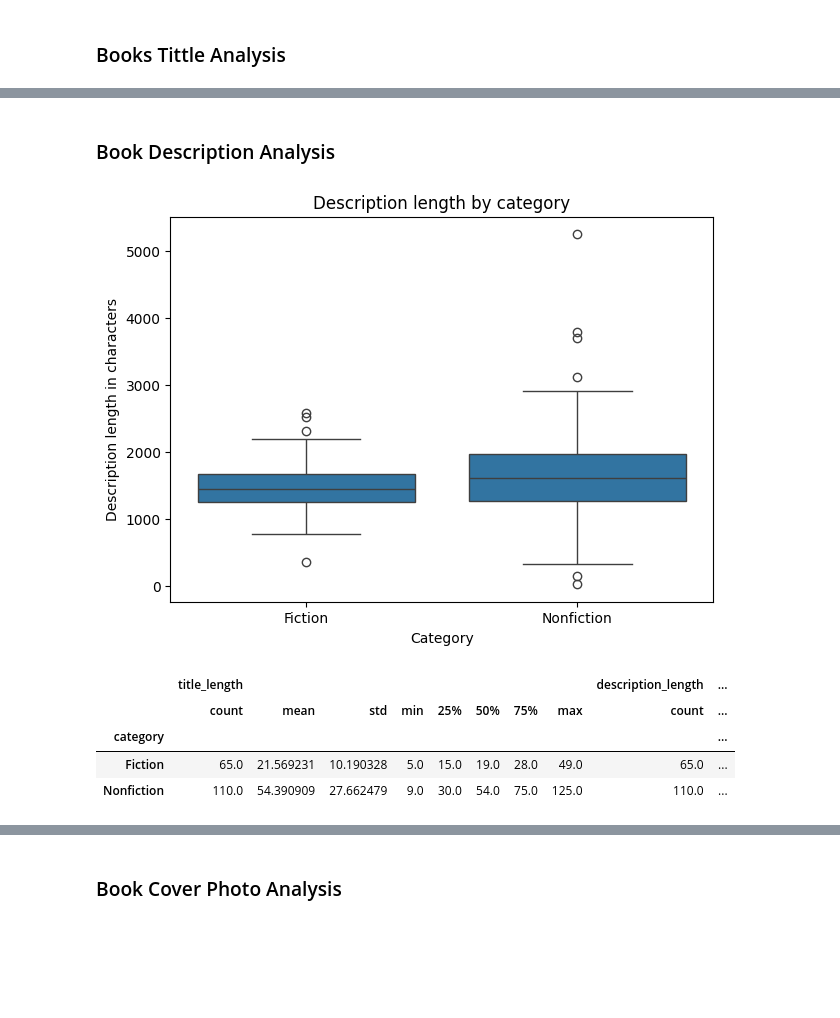
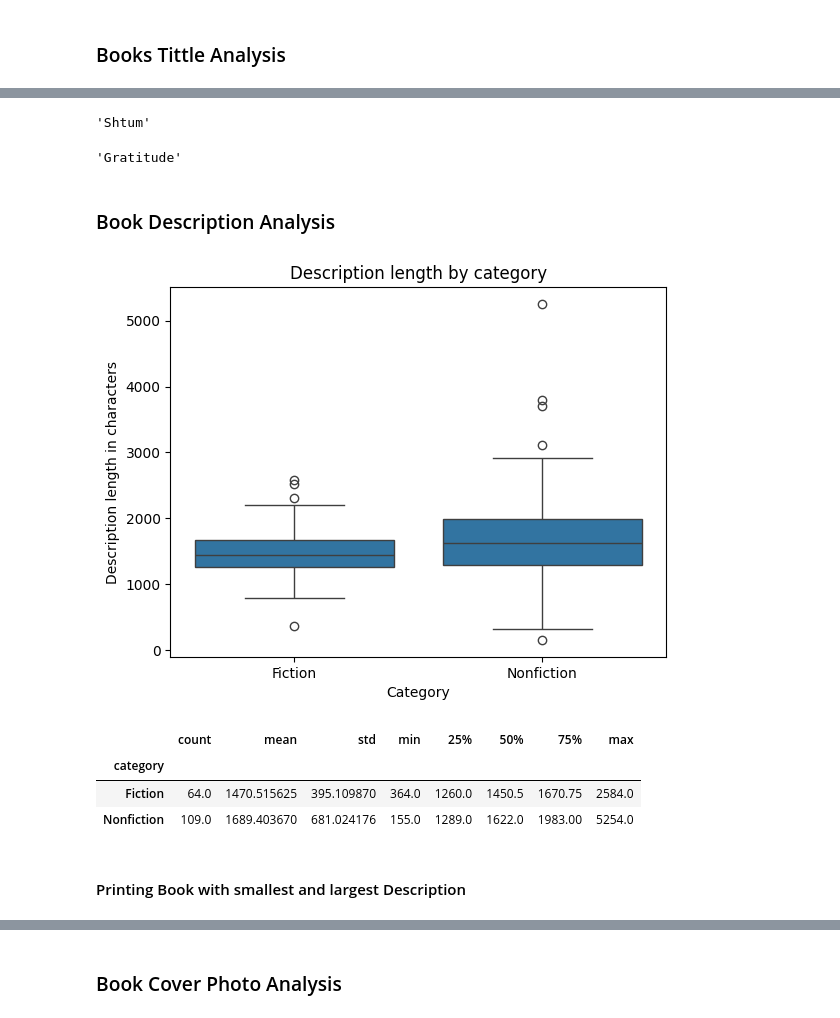
Before and after one commit to mdjawadulhasan/BookGenreClassifier, a Jupyter notebook: notebooks/03_exploratory_data_analysis.ipynb, the cells around one changed output, grey strips where cells are left out. Drawn from its saved outputs; the diff is of its cells as text; code cells hidden in the pictures; blank space fills up the shorter version.

```diff
--- a/notebooks/03_eda.ipynb
+++ b/notebooks/03_exploratory_data_analysis.ipynb
@@ -46,3 +43,6 @@ plt.show()
+# %%
+df["title_length"] = df["title"].str.len()
+df["description_length"] = df["description"].str.len()
 # %% [markdown]
 ### Books Tittle Analysis
 # %%
@@ -85,32 +97,37 @@ Text(0, 0.5, 'Density')
+# %%
+df[(df["category"] == "Fiction") & (df["title_length"] <= 5)]["title"].iloc[0]
+# %% [output]
+'Shtum'
+# %%
+df[(df["category"] == "Nonfiction") & (df["title_length"] <=9)]["title"].iloc[0]
+# %% [output]
+'Gratitude'
 # %% [markdown]
 ### Book Description Analysis
 # %%
-plt.figure(figsize=(7, 5))
-
 sns.boxplot(
     x="category",
     y="description_length",
     data=df,
     order=["Fiction", "Nonfiction"]
 )
 
 plt.title("Description length by category")
 plt.xlabel("Category")
 plt.ylabel("Description length in characters")
 
 plt.show()
 # %% [output]
-[figure, old version]
+[figure, new version]
 # %%
-df.groupby("category")[
-    ["title_length", "description_length"]
-].describe()
+df.groupby("category")["description_length"].describe()
 # %% [output]
-|  | title_length |  |  |  |  |  |  |  | description_length | ... |
-|  | count | mean | std | min | 25% | 50% | 75% | max | count | ... |
-| category |  |  |  |  |  |  |  |  |  | ... |
-| Fiction | 65.0 | 21.569231 | 10.190328 | 5.0 | 15.0 | 19.0 | 28.0 | 49.0 | 65.0 | ... |
-| Nonfiction | 110.0 | 54.390909 | 27.662479 | 9.0 | 30.0 | 54.0 | 75.0 | 125.0 | 110.0 | ... |
+|  | count | mean | std | min | 25% | 50% | 75% | max |
+| category |  |  |  |  |  |  |  |  |
+| Fiction | 64.0 | 1470.515625 | 395.109870 | 364.0 | 1260.0 | 1450.5 | 1670.75 | 2584.0 |
+| Nonfiction | 109.0 | 1689.403670 | 681.024176 | 155.0 | 1289.0 | 1622.0 | 1983.00 | 5254.0 |
+# %% [markdown]
+#### Printing Book with smallest and largest Description
 # %%
 columns = [
     "title",
```
Also changed, not shown: parts of 14 cells of this notebook, 9 other files.
